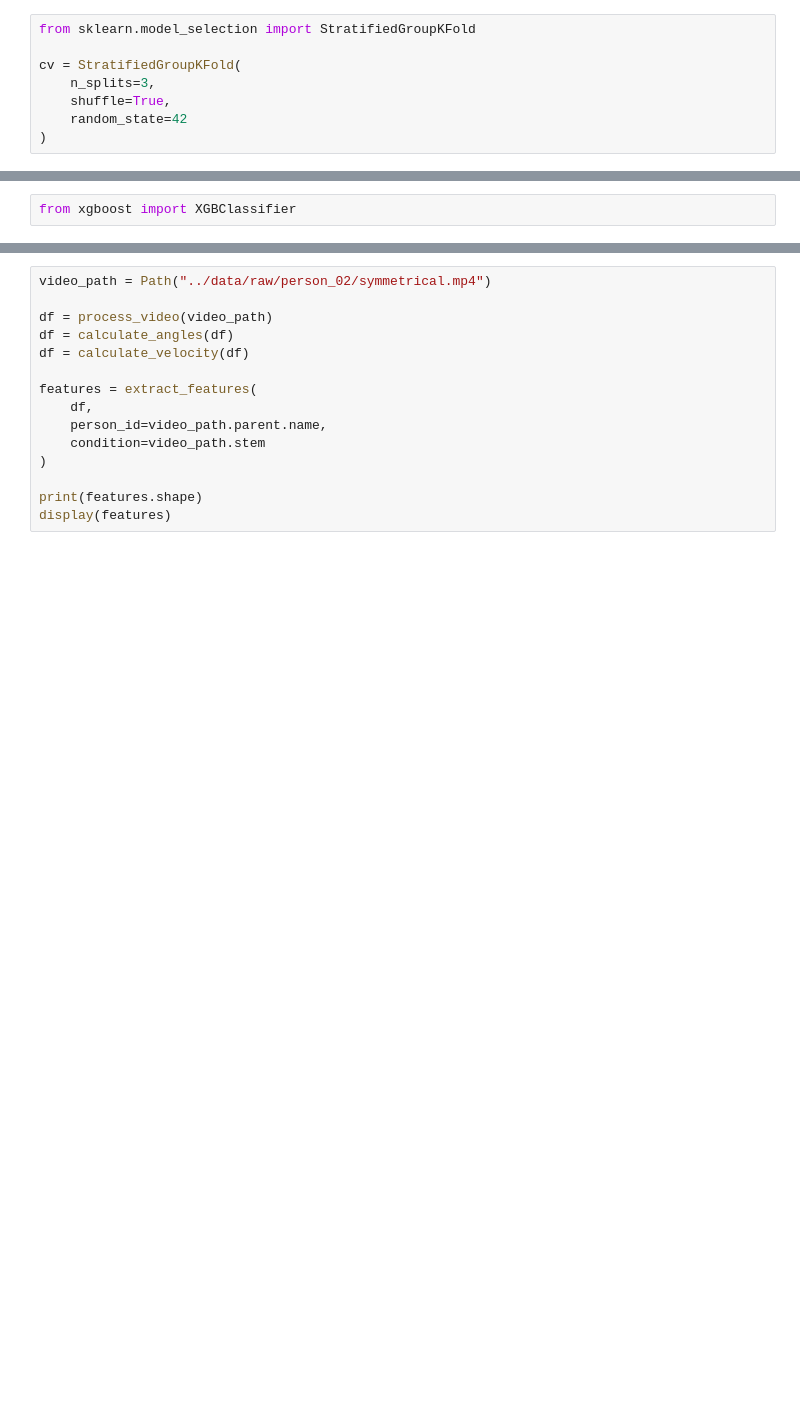
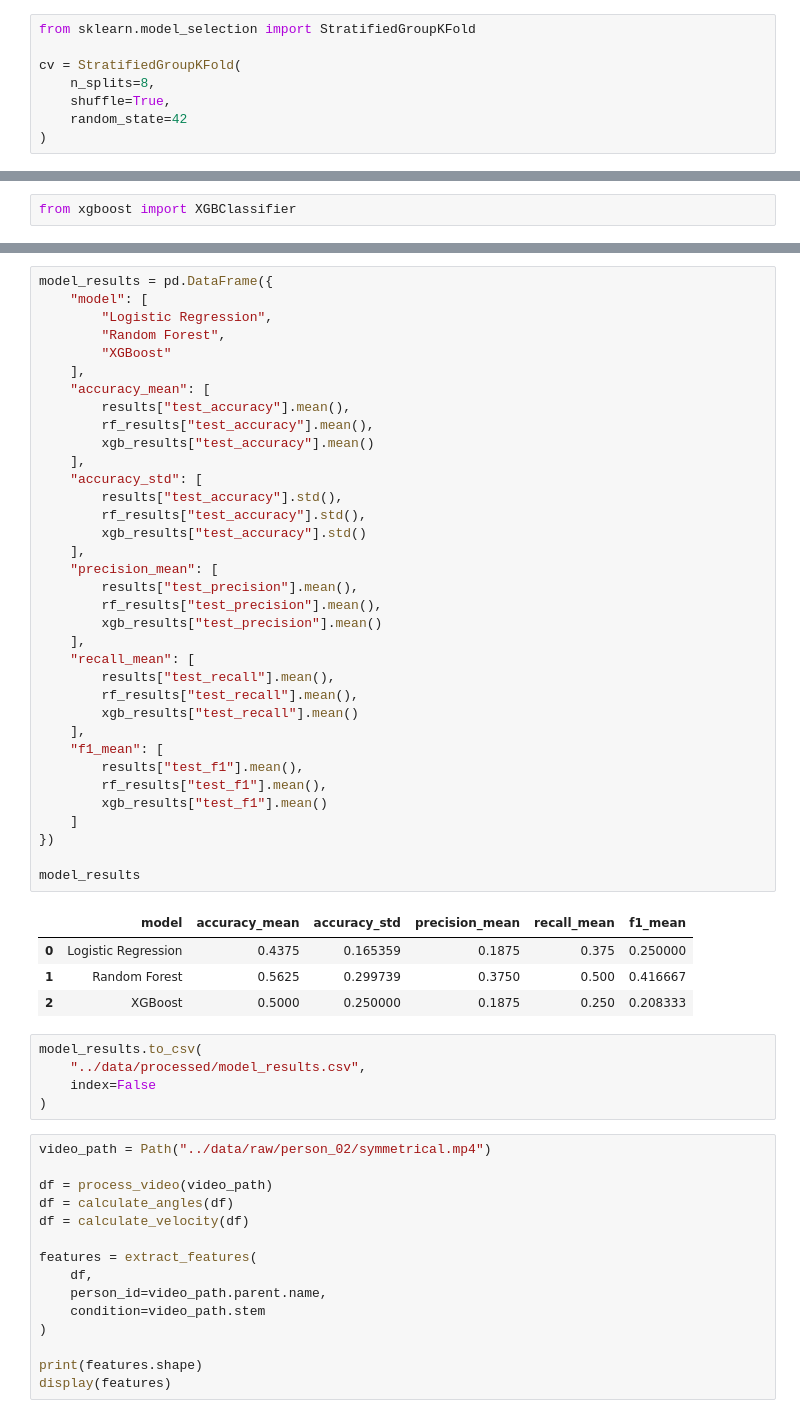
Before and after one commit to shawngobrzy/Markerless-Squat-Analysis, a Jupyter notebook: notebooks/markerless_squat_analysis.ipynb, the cells around one changed output, grey strips where cells are left out. Cells and saved outputs as stored; diff of their text form; blank space fills up the shorter version.

```diff
--- a/notebooks/markerless_squat_analysis.ipynb
+++ b/notebooks/markerless_squat_analysis.ipynb
@@ -835,7 +880,7 @@ START THE MACHINE LEARNING
 from sklearn.model_selection import StratifiedGroupKFold
 
 cv = StratifiedGroupKFold(
-    n_splits=3,
+    n_splits=8,
     shuffle=True,
     random_state=42
 )
@@ -984,3 +1074,48 @@ Fold scores: [0. 0. 0.]
+# %%
+model_results = pd.DataFrame({
+    "model": [
+        "Logistic Regression",
+        "Random Forest",
+        "XGBoost"
+    ],
+    "accuracy_mean": [
+        results["test_accuracy"].mean(),
+        rf_results["test_accuracy"].mean(),
+        xgb_results["test_accuracy"].mean()
+    ],
+    "accuracy_std": [
+        results["test_accuracy"].std(),
+        rf_results["test_accuracy"].std(),
+        xgb_results["test_accuracy"].std()
+    ],
+    "precision_mean": [
+        results["test_precision"].mean(),
+        rf_results["test_precision"].mean(),
+        xgb_results["test_precision"].mean()
+    ],
+    "recall_mean": [
+        results["test_recall"].mean(),
+        rf_results["test_recall"].mean(),
+        xgb_results["test_recall"].mean()
+    ],
+    "f1_mean": [
+        results["test_f1"].mean(),
+        rf_results["test_f1"].mean(),
+        xgb_results["test_f1"].mean()
+    ]
+})
+
+model_results
+# %% [output]
+|  | model | accuracy_mean | accuracy_std | precision_mean | recall_mean | f1_mean |
+| 0 | Logistic Regression | 0.4375 | 0.165359 | 0.1875 | 0.375 | 0.250000 |
+| 1 | Random Forest | 0.5625 | 0.299739 | 0.3750 | 0.500 | 0.416667 |
+| 2 | XGBoost | 0.5000 | 0.250000 | 0.1875 | 0.250 | 0.208333 |
+# %%
+model_results.to_csv(
+    "../data/processed/model_results.csv",
+    index=False
+)
 # %%
 video_path = Path("../data/raw/person_02/symmetrical.mp4")
 
```
Also changed, not shown: parts of 17 cells of this notebook, 1 other file.
